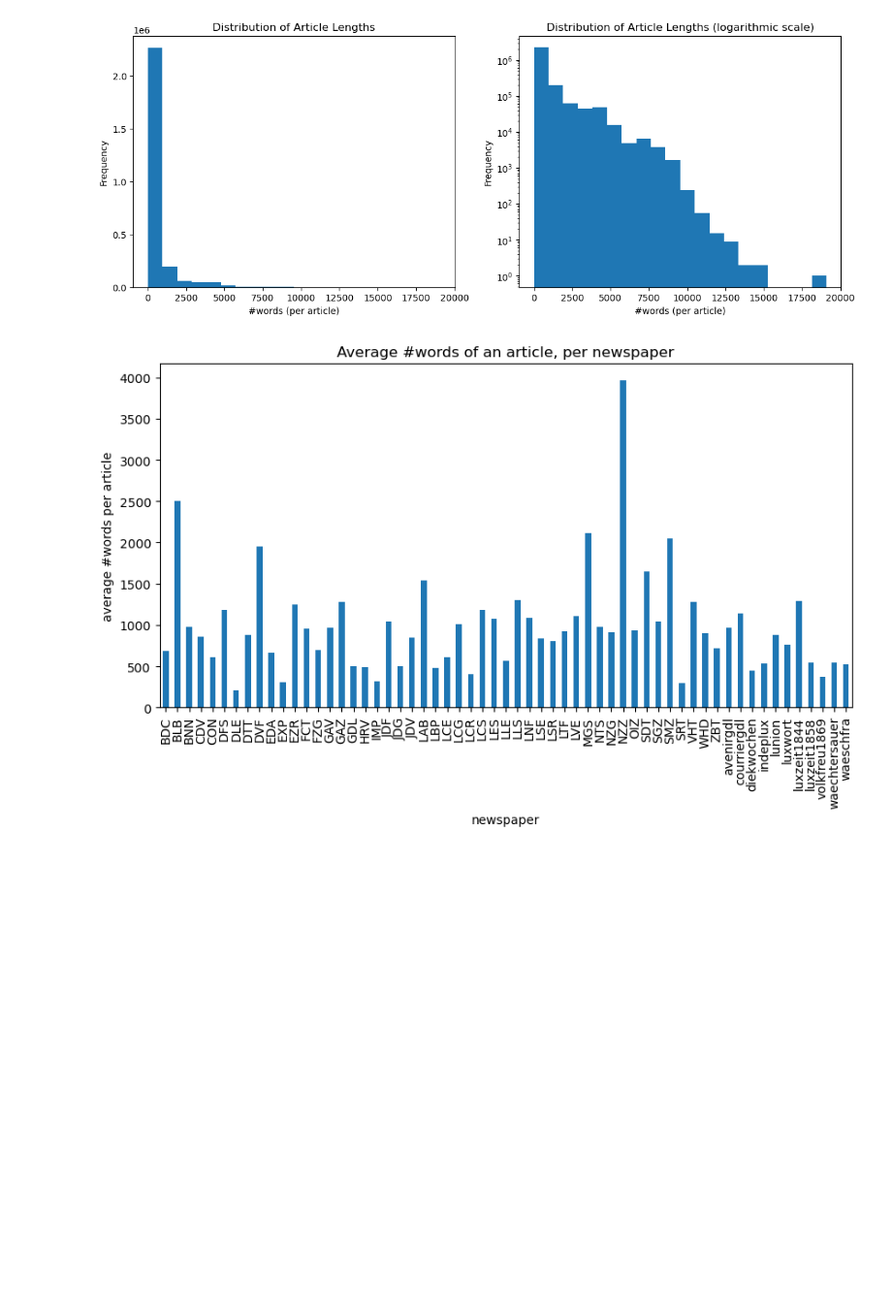
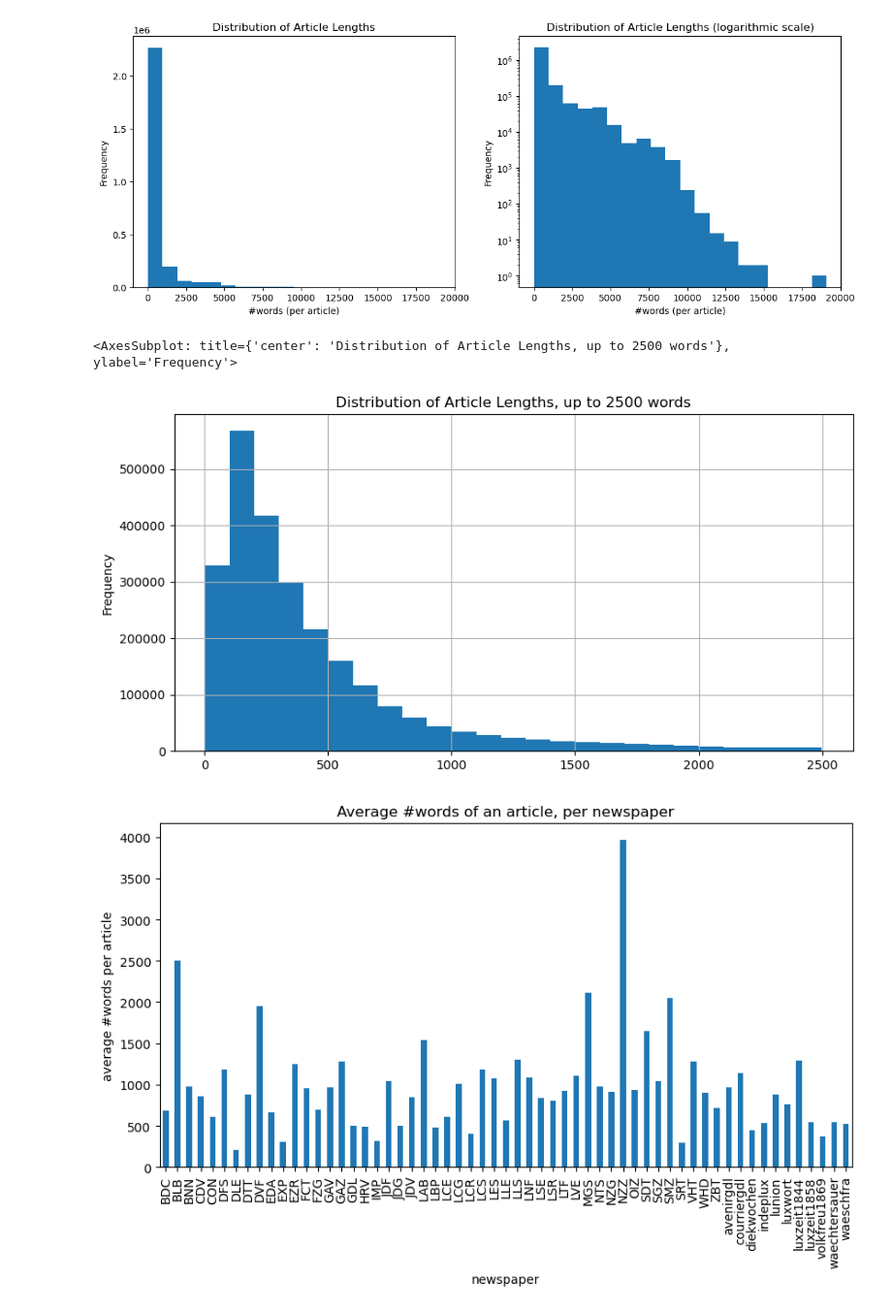
Before and after one commit to impresso/newsagency-classification, a Jupyter notebook: notebooks/data_exploration.ipynb, the cells around one changed output. Shown at 97% size. Cells and saved outputs as stored; diff of their text form; code cells hidden in the pictures; blank space fills up the shorter version.

```diff
--- a/notebooks/data_exploration.ipynb
+++ b/notebooks/data_exploration.ipynb
@@ -412,6 +412,14 @@ axes[1].set_xlabel("#words (per article)")
 plt.show()
 # %% [output]
 [figure]
+# %%
+size2500 = df_unique[df_unique["size"]<2500]
+size2500["size"].plot.hist(bins=25, grid=True,
+                         title="Distribution of Article Lengths, up to 2500 words",
+                         figsize=(10,5))
+# %% [output]
+<AxesSubplot: title={'center': 'Distribution of Article Lengths, up to 2500 words'}, ylabel='Frequency'>
+[figure, added]
 # %%
 df_unique.groupby("newspaper")["size"].mean().plot(kind="bar", ylabel="average #words per article", figsize=(10,5),
                         title="Average #words of an article, per newspaper")
```
Also changed, not shown: parts of 1 cell of this notebook.
